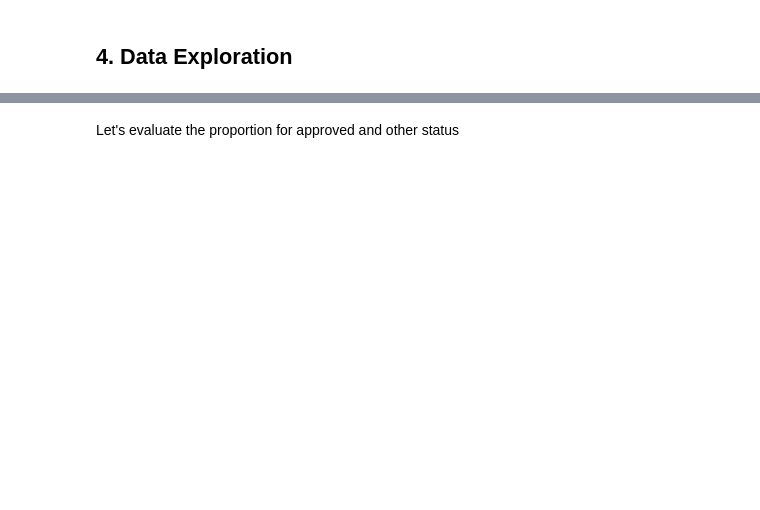
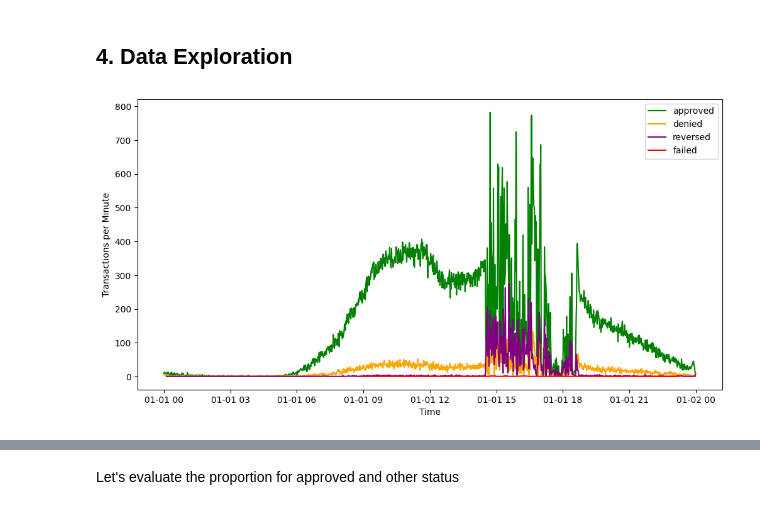
Before and after one commit to pedronatanaelfs/monitoring-test-case, a Jupyter notebook: Notebooks/anomaly_analysis.ipynb, the cells around one changed output, grey strips where cells are left out. Saved outputs shown, nothing was run; the diff lists cells and outputs as text; code cells hidden in the pictures; blank space fills up the shorter version.

```diff
--- a/Notebooks/anomaly_analysis.ipynb
+++ b/Notebooks/anomaly_analysis.ipynb
@@ -43,3 +61,22 @@ data
 # %% [markdown]
 ## 4. Data Exploration
+# %%
+# Defining colors for status
+colors = {'approved': 'green', 'denied': 'orange', 'failed': 'red', 'reversed': 'purple'}
+
+# View transaction graph per minute for each status on data 1
+plt.figure(figsize=(12, 6))
+for status in data_1['status'].unique():
+    if status in colors:
+        plt.plot(data_1[data_1['status'] == status]['time'],
+                 data_1[data_1['status'] == status]['f0_'],
+                 label=status,
+                 color=colors[status])
+
+plt.xlabel('Time')
+plt.ylabel('Transactions per Minute')
+plt.legend()
+plt.show()
+# %% [output]
+[figure, added]
 # %%
```
Also changed, not shown: parts of 15 cells of this notebook, 14 other files.
